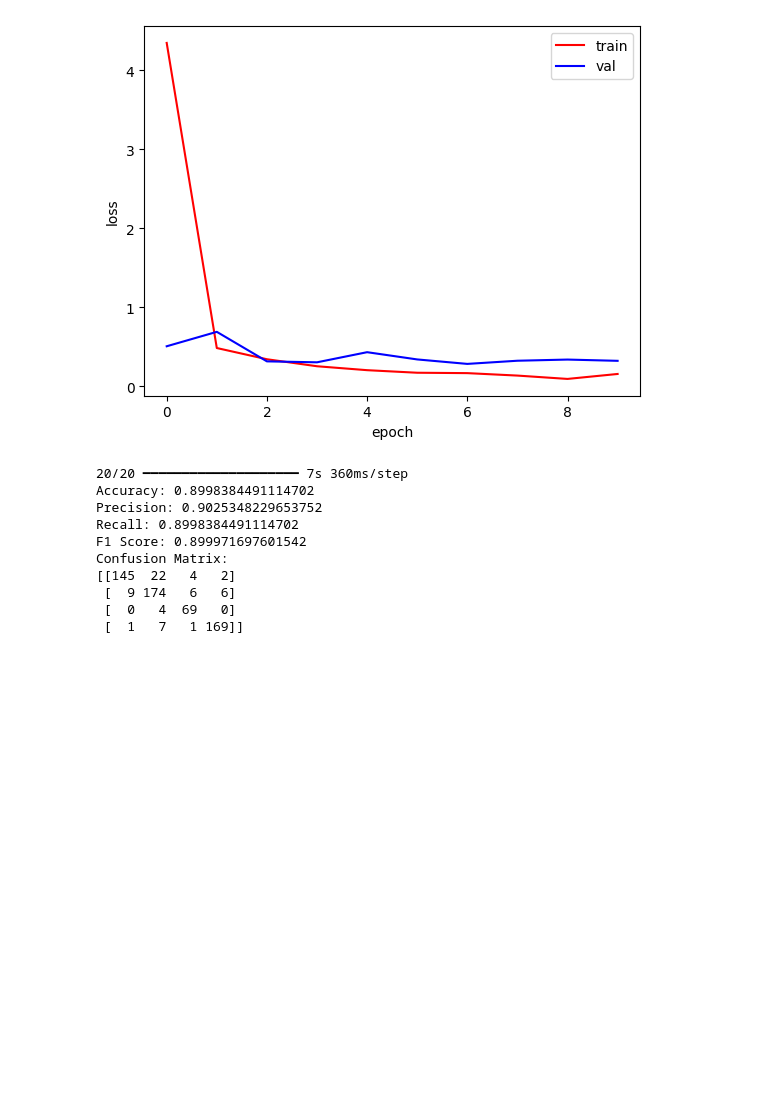
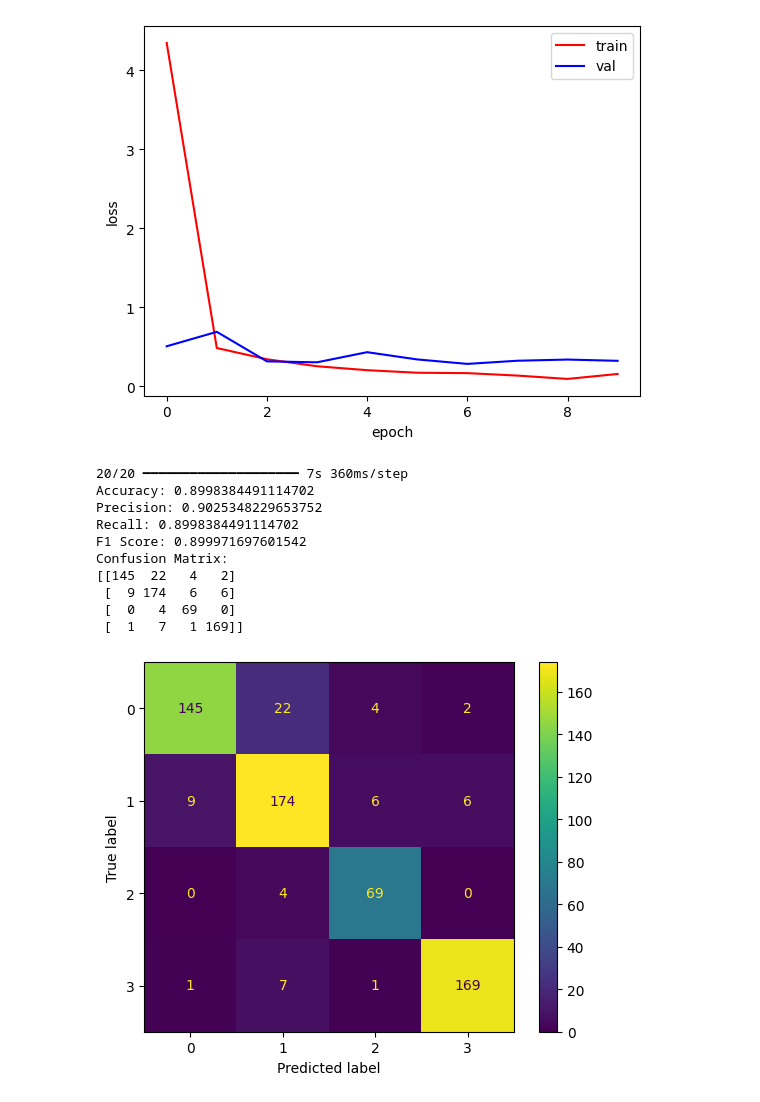
Before and after one commit to Ravindran-M/img-classify-CNN, a Jupyter notebook: Untitled0.ipynb, the cells around one changed output. Cells and saved outputs as stored; diff of their text form; code cells hidden in the pictures; blank space fills up the shorter version.

```diff
--- a/Untitled0.ipynb
+++ b/Untitled0.ipynb
@@ -210,3 +210,10 @@ Confusion Matrix:
  [  9 174   6   6]
  [  0   4  69   0]
  [  1   7   1 169]]
+# %%
+from sklearn import metrics
+cm_display = metrics.ConfusionMatrixDisplay(confusion_matrix = confusion_matrix)
+cm_display.plot()
+plt.show()
+# %% [output]
+[figure, added]
```
